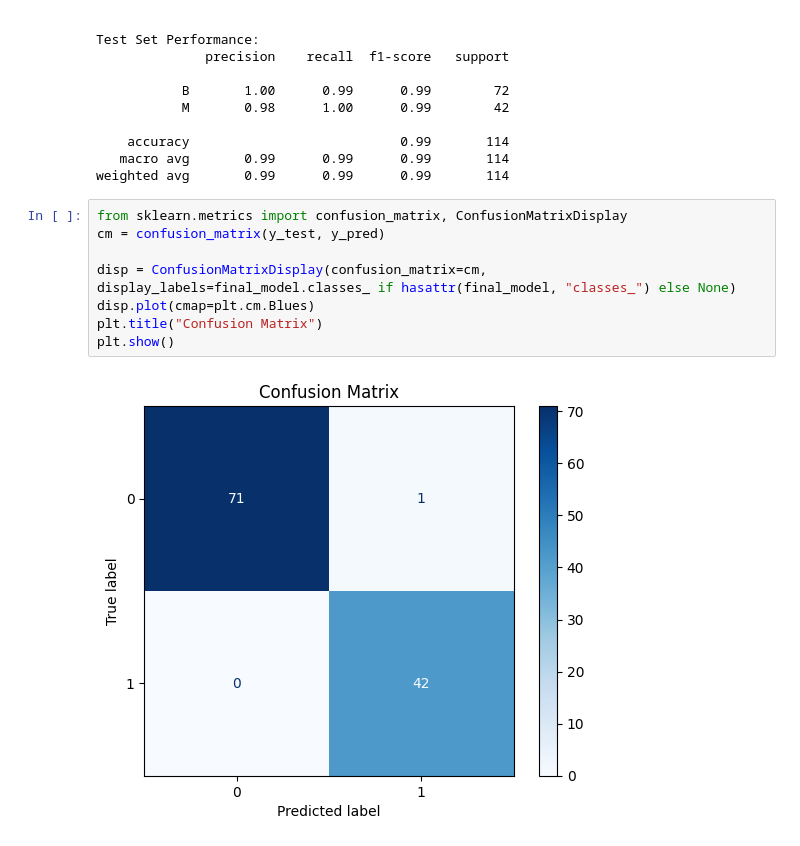
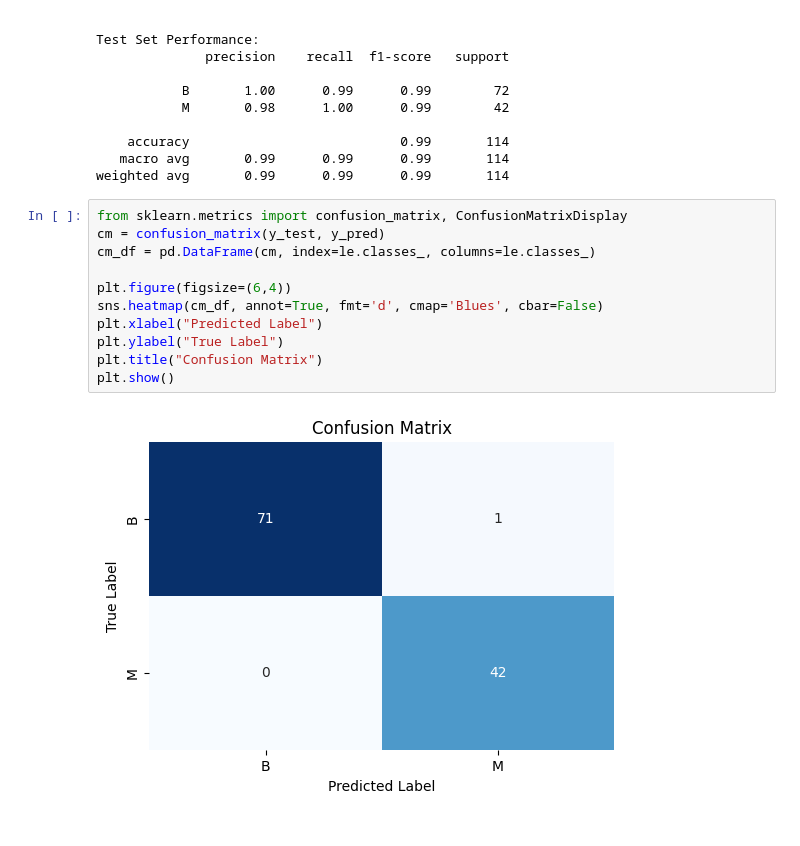
Before and after one commit to Mhuzaifaiqbal/Machine-Learning, a Jupyter notebook: Breast Cancer/BreastCancer.ipynb, the cells around one changed output. Cells and saved outputs as stored; diff of their text form.

```diff
--- a/Breast Cancer/BreastCancer.ipynb
+++ b/Breast Cancer/BreastCancer.ipynb
@@ -265,10 +265,13 @@ weighted avg       0.99      0.99      0.99       114
 # %%
 from sklearn.metrics import confusion_matrix, ConfusionMatrixDisplay
 cm = confusion_matrix(y_test, y_pred)
+cm_df = pd.DataFrame(cm, index=le.classes_, columns=le.classes_)
 
-disp = ConfusionMatrixDisplay(confusion_matrix=cm, display_labels=final_model.classes_ if hasattr(final_model, "classes_") else None)
-disp.plot(cmap=plt.cm.Blues)
+plt.figure(figsize=(6,4))
+sns.heatmap(cm_df, annot=True, fmt='d', cmap='Blues', cbar=False)
+plt.xlabel("Predicted Label")
+plt.ylabel("True Label")
 plt.title("Confusion Matrix")
 plt.show()
 # %% [output]
-[figure, old version]
+[figure, new version]
```
